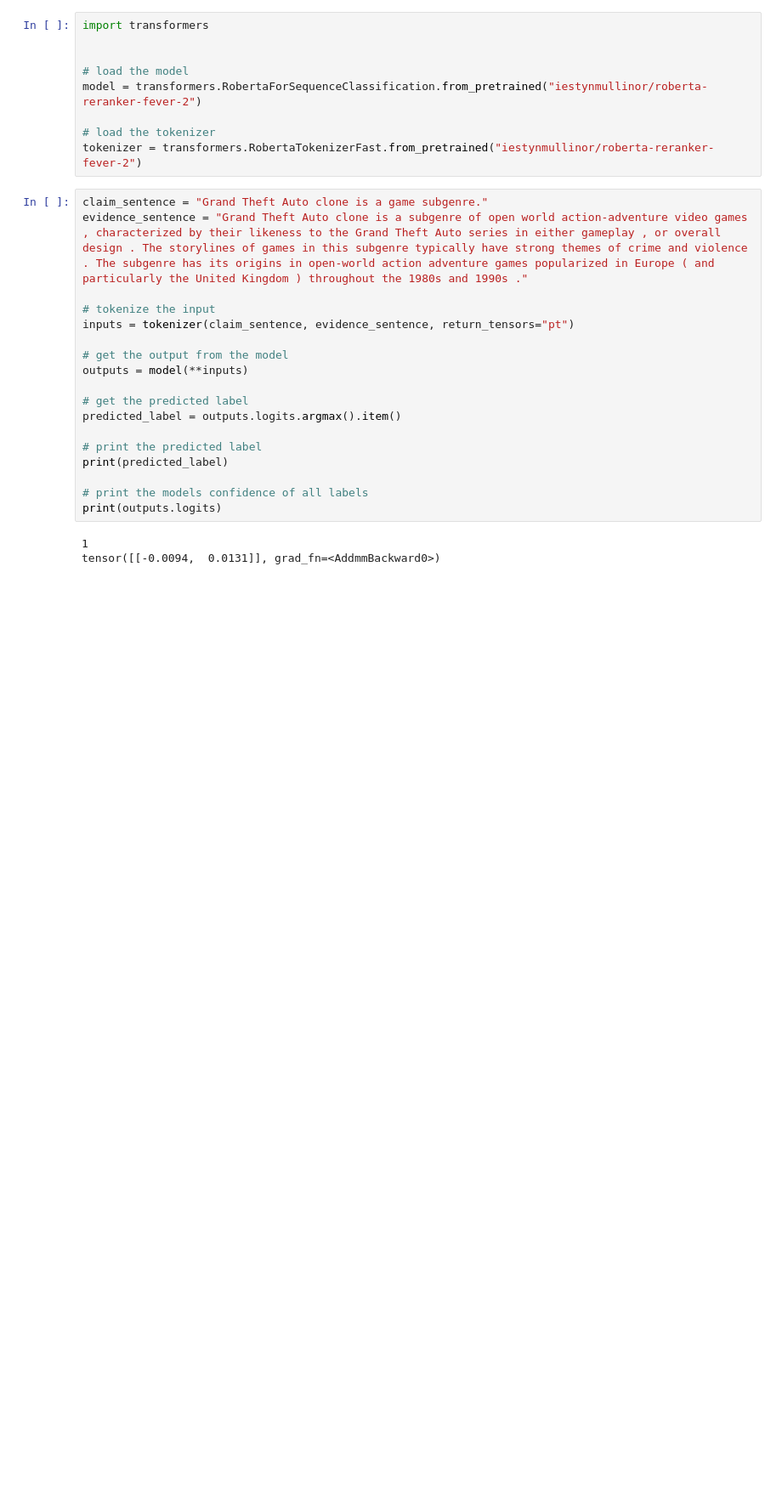
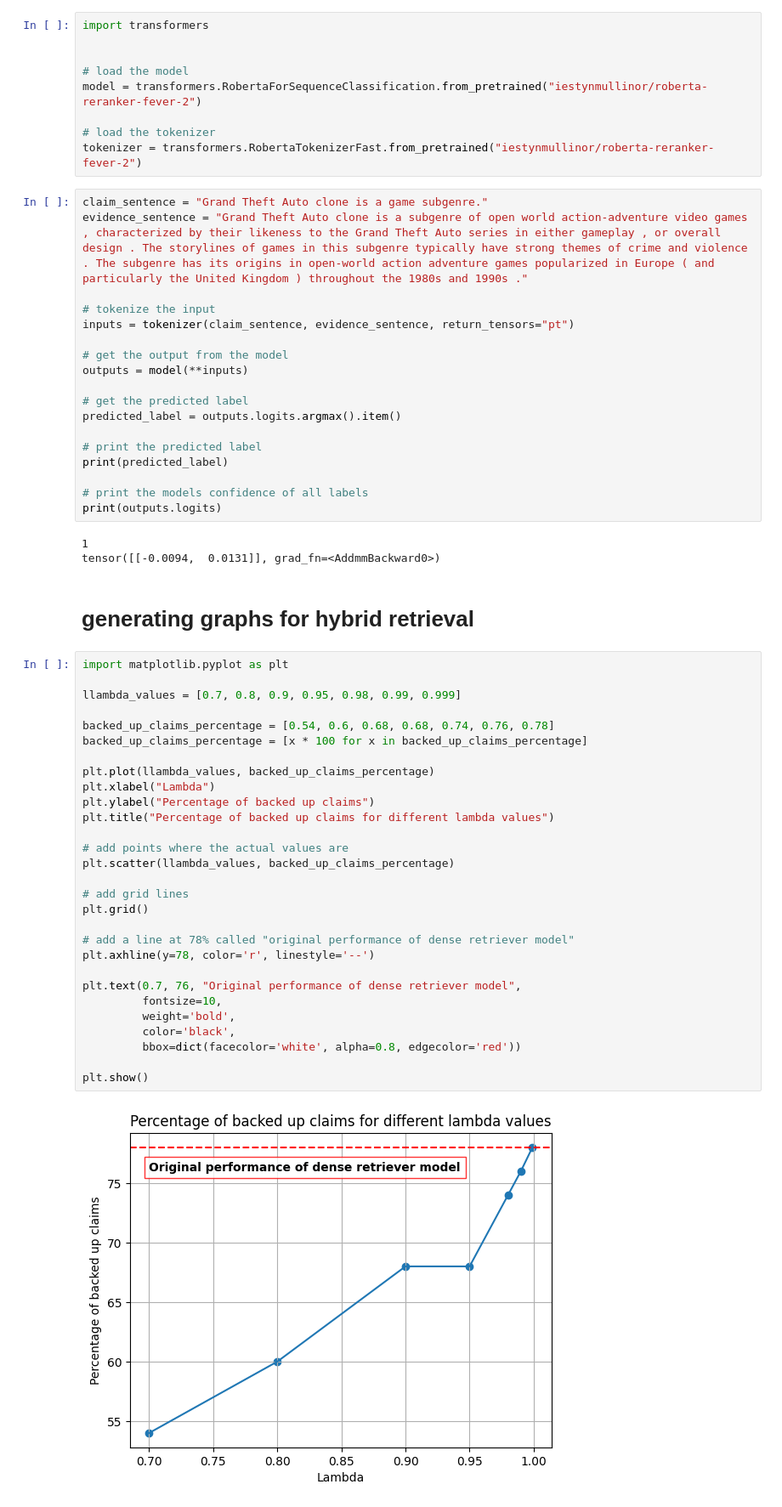
Before and after one commit to iestynmullinor/honsProject, a Jupyter notebook: random_tasks.ipynb, the cells around one changed output. Shown at 85% size. Drawn from its saved outputs; the diff is of its cells as text; blank space fills up the shorter version.

```diff
--- a/random_tasks.ipynb
+++ b/random_tasks.ipynb
@@ -215,3 +215,36 @@ print(outputs.logits)
 # %% [output]
 1
 tensor([[-0.0094,  0.0131]], grad_fn=<AddmmBackward0>)
+# %% [markdown]
+# generating graphs for hybrid retrieval
+# %%
+import matplotlib.pyplot as plt
+
+llambda_values = [0.7, 0.8, 0.9, 0.95, 0.98, 0.99, 0.999]
+
+backed_up_claims_percentage = [0.54, 0.6, 0.68, 0.68, 0.74, 0.76, 0.78]
+backed_up_claims_percentage = [x * 100 for x in backed_up_claims_percentage]
+
+plt.plot(llambda_values, backed_up_claims_percentage)
+plt.xlabel("Lambda")
+plt.ylabel("Percentage of backed up claims")
+plt.title("Percentage of backed up claims for different lambda values")
+
+# add points where the actual values are
+plt.scatter(llambda_values, backed_up_claims_percentage)
+
+# add grid lines
+plt.grid()
+
+# add a line at 78% called "original performance of dense retriever model"
+plt.axhline(y=78, color='r', linestyle='--')
+
+plt.text(0.7, 76, "Original performance of dense retriever model",
+         fontsize=10,
+         weight='bold',
+         color='black',
+         bbox=dict(facecolor='white', alpha=0.8, edgecolor='red'))
+
+plt.show()
+# %% [output]
+[figure, added]
```
Also changed, not shown: parts of 2 cells of this notebook, 30 other files.
